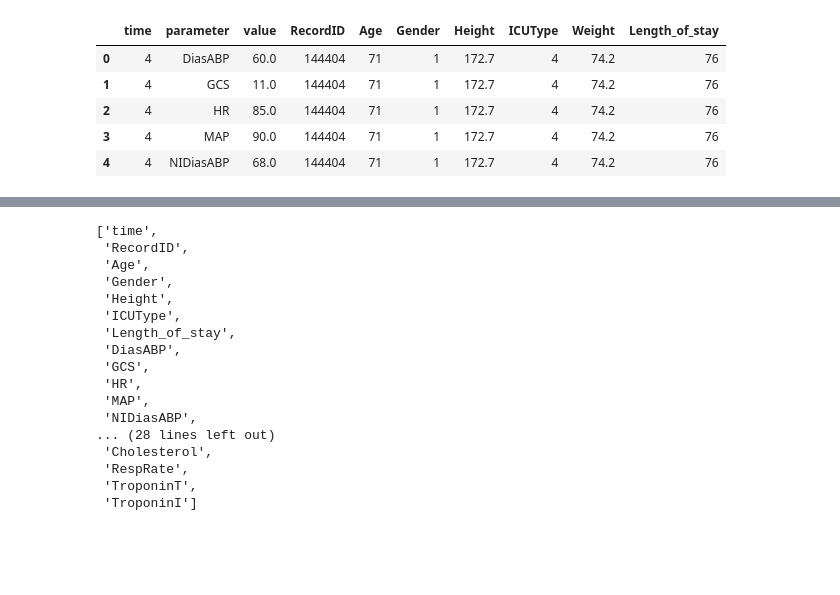
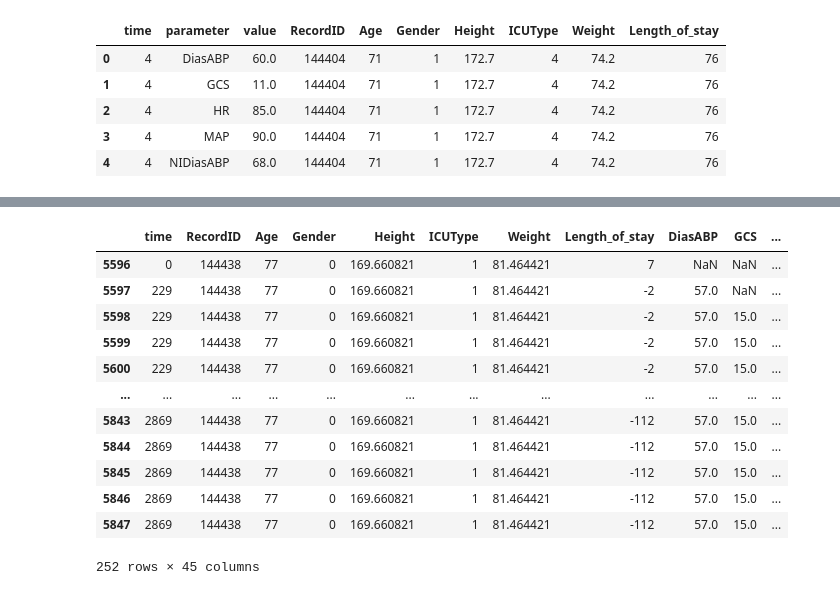
Before and after one commit to shashankvmaiya/ICU-Length-Of-Stay-Estimation, a Jupyter notebook: los_prediction.ipynb, the cells around one changed output, grey strips where cells are left out. Saved outputs shown, nothing was run; the diff lists cells and outputs as text; code cells hidden in the pictures; blank space fills up the shorter version.

```diff
--- a/los_prediction.ipynb
+++ b/los_prediction.ipynb
@@ -404,22 +400,18 @@ TypeError: can only concatenate list (not "NoneType") to list
-# %%
-cols.remove('Weight')
-# %%
-cols
-# %% [output]
-['time',
- 'RecordID',
- 'Age',
- 'Gender',
- 'Height',
- 'ICUType',
- 'Length_of_stay',
- 'DiasABP',
- 'GCS',
- 'HR',
- 'MAP',
- 'NIDiasABP',
-... (28 lines left out)
- 'Cholesterol',
- 'RespRate',
- 'TroponinT',
- 'TroponinI']
+# %%
+data = pd.DataFrame(record_list, columns=cols)
+# %%
+data[data['RecordID']==144438]
+# %% [output]
+|  | time | RecordID | Age | Gender | Height | ICUType | Weight | Length_of_stay | DiasABP | GCS | ... |
+| 5596 | 0 | 144438 | 77 | 0 | 169.660821 | 1 | 81.464421 | 7 | NaN | NaN | ... |
+| 5597 | 229 | 144438 | 77 | 0 | 169.660821 | 1 | 81.464421 | -2 | 57.0 | NaN | ... |
+| 5598 | 229 | 144438 | 77 | 0 | 169.660821 | 1 | 81.464421 | -2 | 57.0 | 15.0 | ... |
+| 5599 | 229 | 144438 | 77 | 0 | 169.660821 | 1 | 81.464421 | -2 | 57.0 | 15.0 | ... |
+| 5600 | 229 | 144438 | 77 | 0 | 169.660821 | 1 | 81.464421 | -2 | 57.0 | 15.0 | ... |
+| ... | ... | ... | ... | ... | ... | ... | ... | ... | ... | ... | ... |
+| 5843 | 2869 | 144438 | 77 | 0 | 169.660821 | 1 | 81.464421 | -112 | 57.0 | 15.0 | ... |
+| 5844 | 2869 | 144438 | 77 | 0 | 169.660821 | 1 | 81.464421 | -112 | 57.0 | 15.0 | ... |
+| 5845 | 2869 | 144438 | 77 | 0 | 169.660821 | 1 | 81.464421 | -112 | 57.0 | 15.0 | ... |
+| 5846 | 2869 | 144438 | 77 | 0 | 169.660821 | 1 | 81.464421 | -112 | 57.0 | 15.0 | ... |
+| 5847 | 2869 | 144438 | 77 | 0 | 169.660821 | 1 | 81.464421 | -112 | 57.0 | 15.0 | ... |
+252 rows × 45 columns
```
Also changed, not shown: parts of 4 cells of this notebook.
